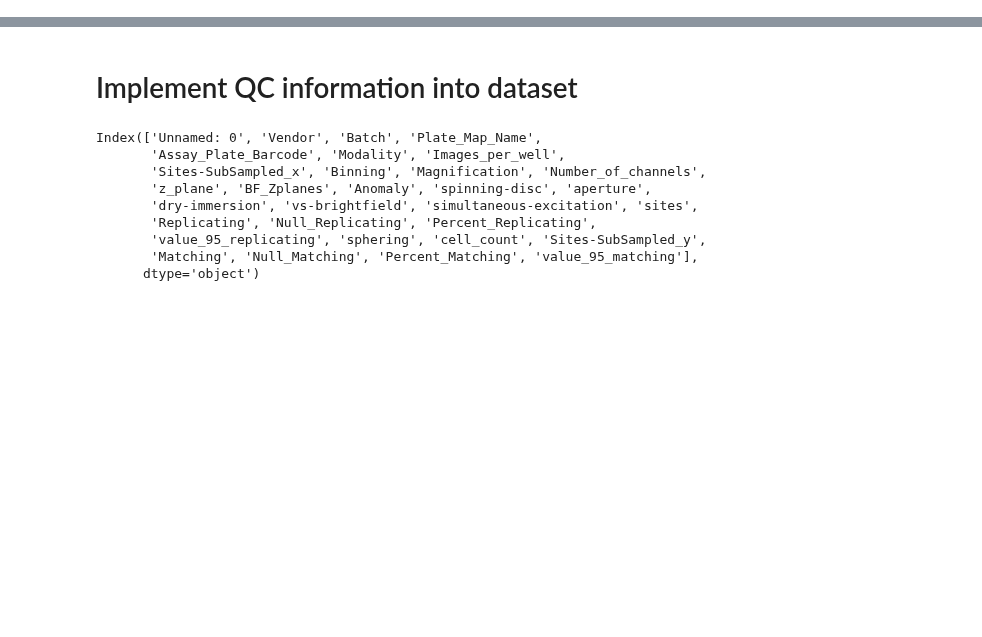
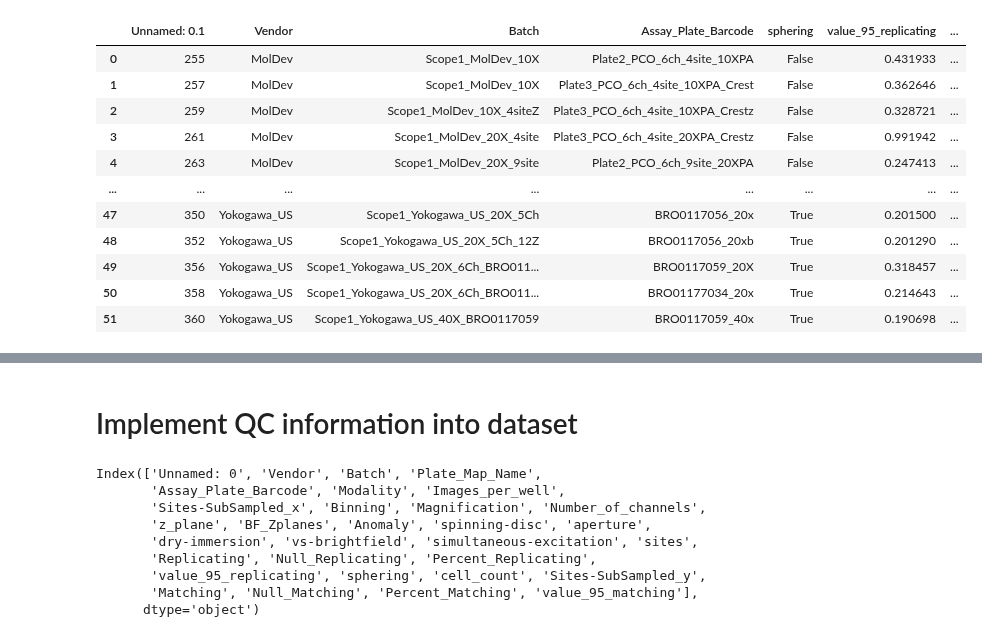
Before and after one commit to jump-cellpainting/jump-scope-analysis, a Jupyter notebook: data-processing.ipynb, the cells around one changed output, grey strips where cells are left out. Saved outputs shown, nothing was run; the diff lists cells and outputs as text; code cells hidden in the pictures; blank space fills up the shorter version.

Commit message:
tidying up, just a little

```diff
--- a/data-processing.ipynb
+++ b/data-processing.ipynb
@@ -258,0 +272,20 @@ match_rep_df = new_metadata
+# %%
+# Retroactively adding aperture information to already calculated profiles
+# This revealed a missing plate
+
+match_rep_df = pd.read_csv("checkpoints/match_rep_df.csv")
+
+# Add aperture information to siteSubSubsampled data
+no_ap = match_rep_df[match_rep_df["Batch"].str.contains("siteSub")]
+ap = match_rep_df[~match_rep_df["Batch"].str.contains("siteSub")]
+print(no_ap.shape, ap.shape)
+
+for i, row in no_ap.iterrows():
+    barcode = row["Assay_Plate_Barcode"]
+    print(i, barcode)
+    found_aperture = ap[ap["Assay_Plate_Barcode"] == barcode]["aperture"].values[0]
+    no_ap.loc[i, "aperture"] = found_aperture
+
+comb = pd.concat([ap, no_ap])
+
+# comb
@@ -258,0 +311,50 @@ match_rep_df = new_metadata
+# %%
+# Since the metadata is passed into the function that calculates % rep/match, and this function
+# takes a while to run, sometimes you have to append new metadata after % rep/match has been calculated
+
+def merge_new_metadata(original_metadata, new_metadata, overwrite_col=None, group_col=None):
+    """
+    Original metadata is the initial metadata DataFrame or match_rep_df
+
+    new_metadata is the updated metadata DF (ie. no % values), but with new columns
+
+    overwrite_col represents the column(s) that are to be replaced. This column will be dropped
+    from the original DF and then updated with the one from the new DF
+
+    group_col is typically the sphering column, which doubles the length
+    of new_metadata.
+    """
+    # Remove Unnamed: columns that might interfere with merge
+    # d.loc[:,~d.columns.str.contains("Unnamed:")]
+    df_list = []
+    original = original_metadata.copy()
+    new = new_metadata.copy()
+    if overwrite_col:
+        print(f"dropping {overwrite_col}")
+        original = original.drop(overwrite_col, axis=1)
+    # Drop long lost indexes
+    original = original.loc[:,~original.columns.str.contains("Unnamed:")]
+    new = new.loc[:,~new.columns.str.contains("Unnamed:")]
+    # If there's a group col, merge will be performed on the subgroups
+    if group_col:
+        print(original_metadata.shape, original.shape)
+        df_list = []
+        for i, df in old.groupby(group_col):
+            set1 = set(new.columns)
+            set2 = set(df.columns)
+            # Find the intersection between two dataframes to merge on
+            # Pretty sure pd.merge does this anyway, but I just wanted to be sure
+            merge_cols = set1.intersection(set2)
+            print(df.shape, new.shape)
+            temp_df = pd.merge(df, new)
+            df_list.append(temp_df)
+        return pd.concat(df_list)
+
+new = pd.read_csv("output/all-profile-metadata.csv")
+old = pd.read_csv("checkpoints/match_rep_df.csv")
+old.columns
+# print(new.shape, old.shape)
+new_metadata = merge_new_metadata(old, new, overwrite_col="aperture", group_col="sphering")
+match_rep_df = new_metadata
+match_rep_df
+# %% [output]
@@ -258,0 +365,12 @@ match_rep_df = new_metadata
+|  | Unnamed: 0.1 | Vendor | Batch | Assay_Plate_Barcode | sphering | value_95_replicating | ... |
+| 0 | 255 | MolDev | Scope1_MolDev_10X | Plate2_PCO_6ch_4site_10XPA | False | 0.431933 | ... |
+| 1 | 257 | MolDev | Scope1_MolDev_10X | Plate3_PCO_6ch_4site_10XPA_Crest | False | 0.362646 | ... |
+| 2 | 259 | MolDev | Scope1_MolDev_10X_4siteZ | Plate3_PCO_6ch_4site_10XPA_Crestz | False | 0.328721 | ... |
+| 3 | 261 | MolDev | Scope1_MolDev_20X_4site | Plate3_PCO_6ch_4site_20XPA_Crestz | False | 0.991942 | ... |
+| 4 | 263 | MolDev | Scope1_MolDev_20X_9site | Plate2_PCO_6ch_9site_20XPA | False | 0.247413 | ... |
+| ... | ... | ... | ... | ... | ... | ... | ... |
+| 47 | 350 | Yokogawa_US | Scope1_Yokogawa_US_20X_5Ch | BRO0117056_20x | True | 0.201500 | ... |
+| 48 | 352 | Yokogawa_US | Scope1_Yokogawa_US_20X_5Ch_12Z | BRO0117056_20xb | True | 0.201290 | ... |
+| 49 | 356 | Yokogawa_US | Scope1_Yokogawa_US_20X_6Ch_BRO011... | BRO0117059_20X | True | 0.318457 | ... |
+| 50 | 358 | Yokogawa_US | Scope1_Yokogawa_US_20X_6Ch_BRO011... | BRO01177034_20x | True | 0.214643 | ... |
+| 51 | 360 | Yokogawa_US | Scope1_Yokogawa_US_40X_BRO0117059 | BRO0117059_40x | True | 0.190698 | ... |
```
Also changed, not shown: parts of 14 cells of this notebook.
